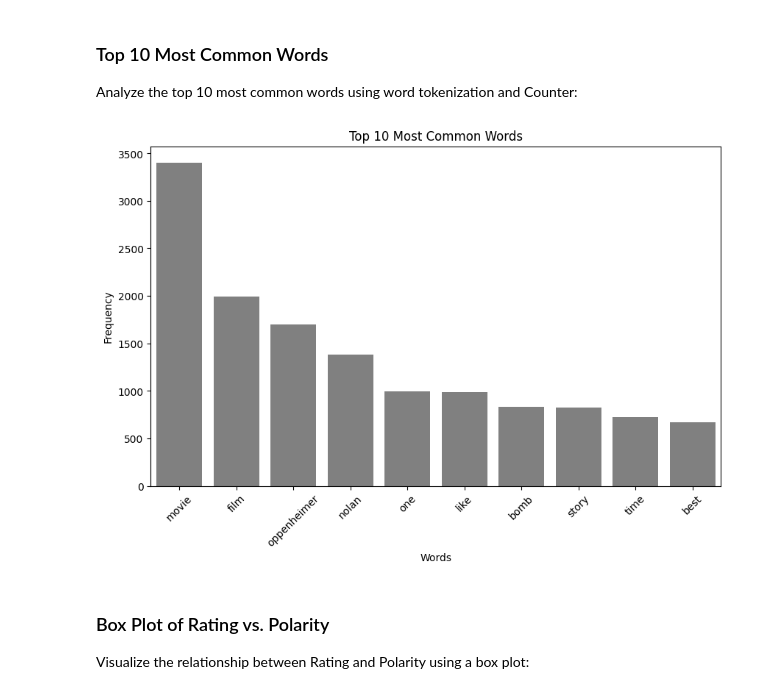
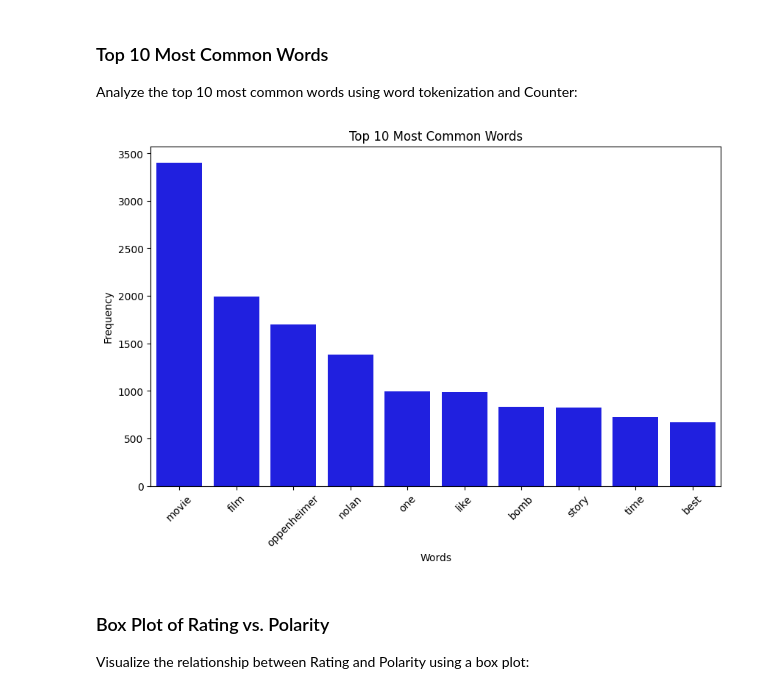
Before and after one commit to Zubair-dev/Analyzing-movies, a Jupyter notebook: Oppenheimer Sentimental review.ipynb, the cells around one changed output. Saved outputs shown, nothing was run; the diff lists cells and outputs as text; code cells hidden in the pictures.

```diff
--- a/Oppenheimer Sentimental review.ipynb
+++ b/Oppenheimer Sentimental review.ipynb
@@ -229,19 +239,19 @@ Analyze the top 10 most common words using word tokenization and Counter:
 # %%
 all_words = ' '.join(df['Comment'])
 word_tokens = word_tokenize(all_words)
 word_counter = Counter(word_tokens)
 
 top_words = word_counter.most_common(10)
 
 plt.figure(figsize=(10, 6))
-sns.barplot(x=[word[0] for word in top_words], y=[word[1] for word in top_words], palette= ['gray'])
+sns.barplot(x=[word[0] for word in top_words], y=[word[1] for word in top_words], palette= ['blue'])
 plt.title('Top 10 Most Common Words')
 plt.xlabel('Words')
 plt.ylabel('Frequency')
 plt.xticks(rotation=45)
 plt.show()
 # %% [output]
-[figure, old version]
+[figure, new version]
 # %% [markdown]
 <h3>Box Plot of Rating vs. Polarity</h3>
 
```
Also changed, not shown: parts of 3 cells of this notebook.
